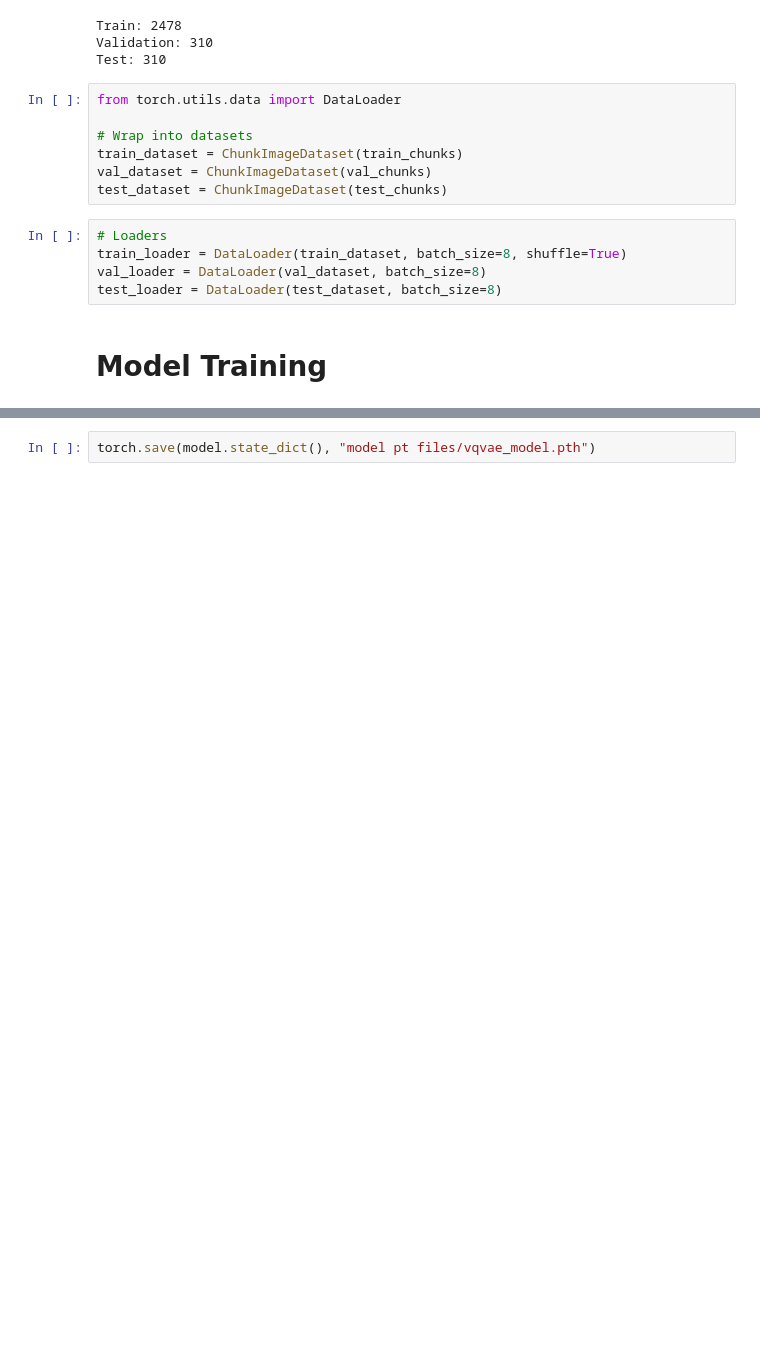
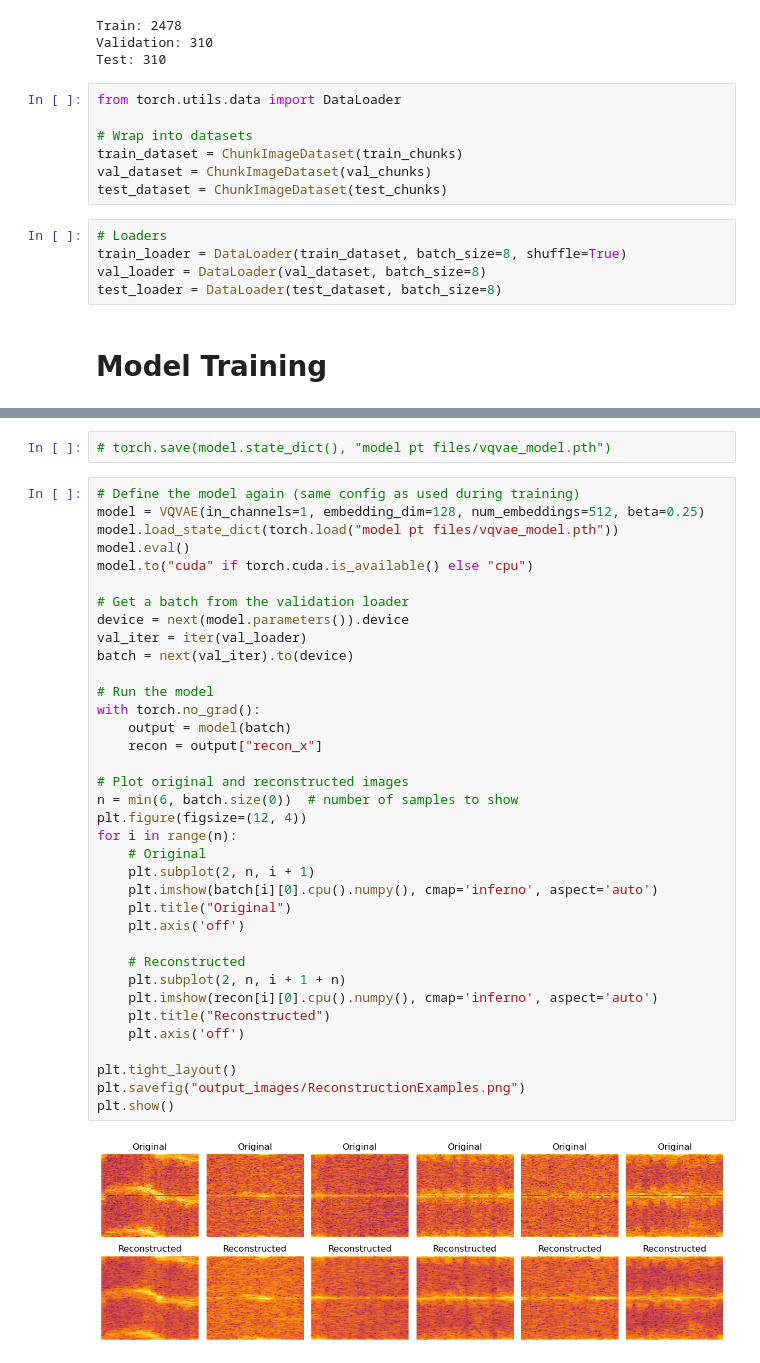
Before and after one commit to KIRANSANKAREJ/opportunisticWiFiRadarHAR, a Jupyter notebook: finalvqvae.ipynb, the cells around one changed output, grey strips where cells are left out. Drawn from its saved outputs; the diff is of its cells as text; blank space fills up the shorter version.

```diff
--- a/finalvqvae.ipynb
+++ b/finalvqvae.ipynb
@@ -177,2 +222,40 @@ z_q mean: 0.017414 | std: 0.548272
 # %%
-torch.save(model.state_dict(), "model pt files/vqvae_model.pth")
+# torch.save(model.state_dict(), "model pt files/vqvae_model.pth")
+# %%
+# Define the model again (same config as used during training)
+model = VQVAE(in_channels=1, embedding_dim=128, num_embeddings=512, beta=0.25)
+model.load_state_dict(torch.load("model pt files/vqvae_model.pth"))
+model.eval()
+model.to("cuda" if torch.cuda.is_available() else "cpu")
+
+# Get a batch from the validation loader
+device = next(model.parameters()).device
+val_iter = iter(val_loader)
+batch = next(val_iter).to(device)
+
+# Run the model
+with torch.no_grad():
+    output = model(batch)
+    recon = output["recon_x"]
+
+# Plot original and reconstructed images
+n = min(6, batch.size(0))  # number of samples to show
+plt.figure(figsize=(12, 4))
+for i in range(n):
+    # Original
+    plt.subplot(2, n, i + 1)
+    plt.imshow(batch[i][0].cpu().numpy(), cmap='inferno', aspect='auto')
+    plt.title("Original")
+    plt.axis('off')
+
+    # Reconstructed
+    plt.subplot(2, n, i + 1 + n)
+    plt.imshow(recon[i][0].cpu().numpy(), cmap='inferno', aspect='auto')
+    plt.title("Reconstructed")
+    plt.axis('off')
+
+plt.tight_layout()
+plt.savefig("output_images/ReconstructionExamples.png")
+plt.show()
+# %% [output]
+[figure, added]
```
Also changed, not shown: parts of 2 cells of this notebook, 6 other files.
